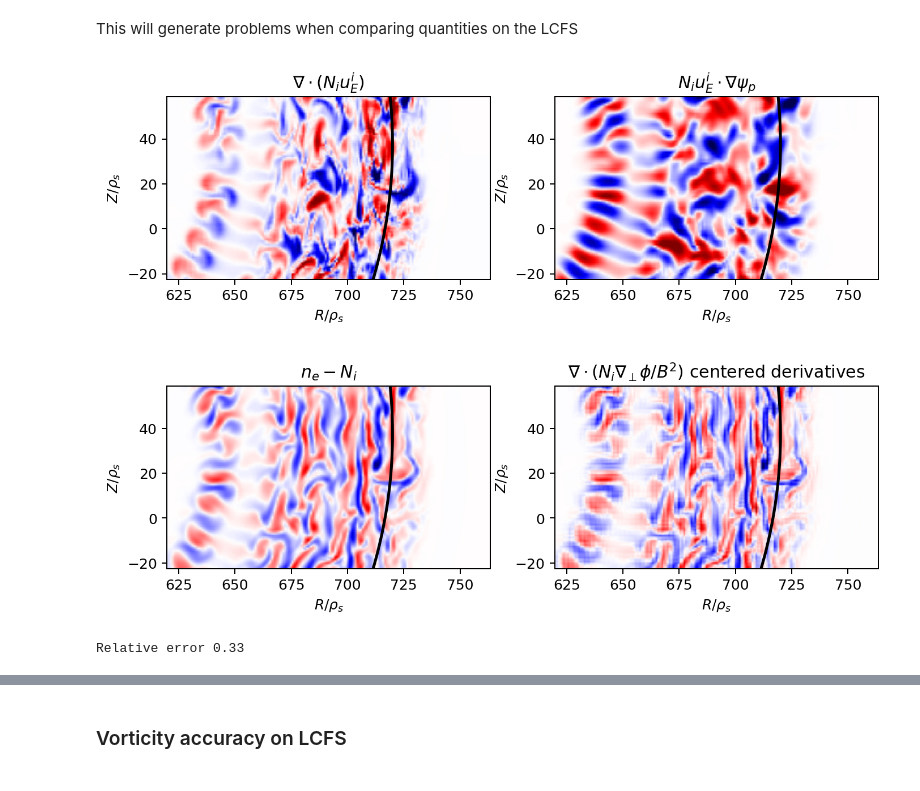
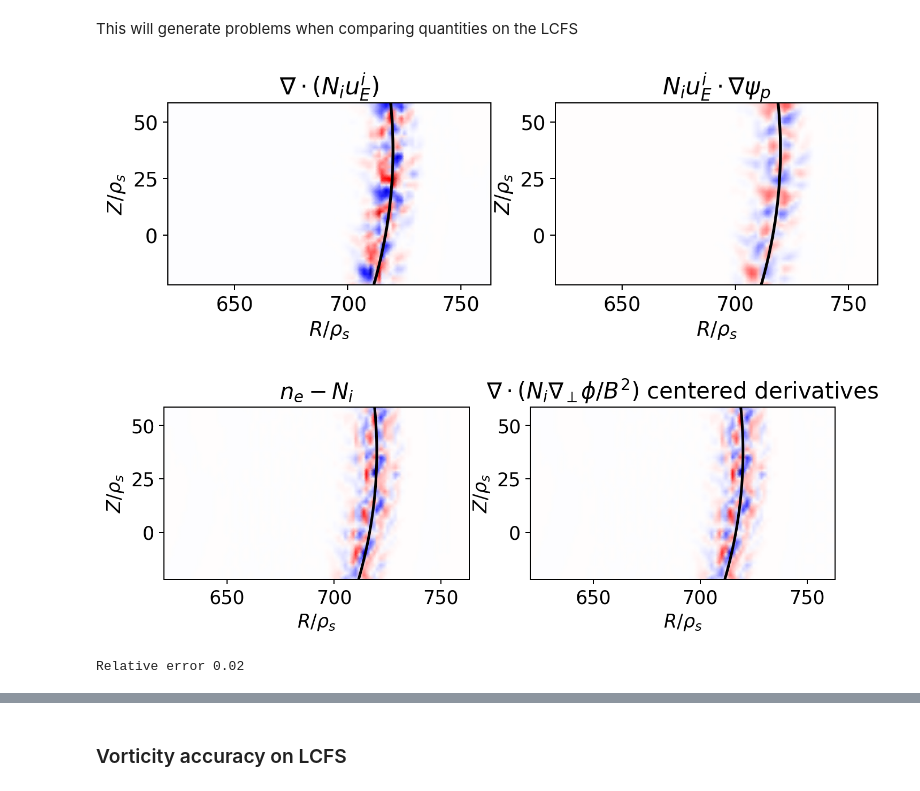
Before and after one commit to mwiesenberger/data-analysis-3d, a Jupyter notebook: Relative Conservation New.ipynb, the cells around one changed output, grey strips where cells are left out. Drawn from its saved outputs; the diff is of its cells as text; code cells hidden in the pictures.

```diff
--- a/Relative Conservation New.ipynb
+++ b/Relative Conservation New.ipynb
@@ -231,58 +250,55 @@ plt.show()
 # %% [markdown]
 This will generate problems when comparing quantities on the LCFS
 # %%
-da = Dataset( data.outfile(data.table()[3]),'r')
+da = Dataset( data.outfile(data.table()[0]),'r')
 fig,ax=plt.subplots(1,2,figsize=(3*3,3*3.7),dpi= 180, facecolor='w', edgecolor='k')
 
-last_idx = np.size( da["time"])-1
 # cmap=plt.get_cmap('twilight_shifted')
-pcm = ax[0].pcolormesh( da['x'][400:], da['y'][500:600],
-                    da['divniuE_tt_2d'][last_idx,500:600,400:],
+pcm = ax[0].pcolormesh( da['x'][200:], da['y'][250:300],
+                    da['divniE_tt_2d'][-1,250:300,200:],
                        vmin=-1,vmax=1,
                 shading='gouraud',
                 cmap="seismic",
               rasterized=True)
 ax[0].set_aspect('equal')
 ax[0].set_xlabel( r"$R/\rho_s$")
 ax[0].set_ylabel( r"$Z/\rho_s$")
 ax[0].set_title( r"$\nabla \cdot( N_i u_E^i)$")
-im = ax[0].contour( da['x'][400:], da['y'][500:600], da["Rho_p"][500:600,400:],
+im = ax[0].contour( da['x'][200:], da['y'][250:300], da["Rho_p"][250:300,200:],
                 levels=[1], linewidths=2,colors='k')
-pcm = ax[1].pcolormesh( da['x'][400:], da['y'][500:600],
-                    da['jsniE_tt_2d'][last_idx,500:600,400:],vmin=-5,vmax=5,
+pcm = ax[1].pcolormesh( da['x'][200:], da['y'][250:300],
+                    da['jsniE_tt_2d'][-1,250:300,200:],vmin=-5,vmax=5,
                 shading='gouraud',
                 cmap="seismic",
               rasterized=True)
 ax[1].set_aspect('equal')
 ax[1].set_xlabel( r"$R/\rho_s$")
 ax[1].set_ylabel( r"$Z/\rho_s$")
 ax[1].set_title( r"$N_i u_E^i\cdot \nabla\psi_p$")
-im = ax[1].contour( da['x'][400:], da['y'][500:600], da["Rho_p"][500:600,400:],
+im = ax[1].contour( da['x'][200:], da['y'][250:300], da["Rho_p"][250:300,200:],
                 levels=[1], linewidths=2,colors='k')
-plt.savefig( 'jsni_2d.png',bbox_inches='tight')
+# plt.savefig( 'jsni_2d.png',bbox_inches='tight')
 plt.show()
 # %% [output]
-[figure, old version]
+[figure, new version]
 # %%
-da = Dataset( data.outfile(data.table()[3]),'r')
+da = Dataset( data.outfile(data.table()[0]),'r')
 fig,ax=plt.subplots(1,2,figsize=(3*3,3*3.7),dpi= 180, facecolor='w', edgecolor='k')
-
-last_idx = np.size( da["time"])-1
 # cmap=plt.get_cmap('twilight_shifted')
-pcm = ax[0].pcolormesh( da['x'][400:], da['y'][500:600],
-                    da['electrons_2d'][last_idx,500:600,400:]-da['ions_2d'][last_idx,500:600,400:],
+pcm = ax[0].pcolormesh( da['x'][200:], da['y'][250:300],
+                    da['electrons_2d'][-1,250:300,200:]-da['ions_2d'][-1,250:300,200:],
                        vmin=-0.3,vmax=0.3,
                 shading='gouraud',
                 cmap="seismic",
               rasterized=True)
-im = ax[0].contour( da['x'][400:], da['y'][500:600], da["Rho_p"][500:600,400:],
+im = ax[0].contour( da['x'][200:], da['y'][250:300], da["Rho_p"][250:300,200:],
                 levels=[1], linewidths=2,colors='k')
 ax[0].set_aspect('equal')
 ax[0].set_xlabel( r"$R/\rho_s$")
 ax[0].set_ylabel( r"$Z/\rho_s$")
 ax[0].set_title(r"$n_e - N_i$")
-pcm = ax[1].pcolormesh( da['x'][400:], da['y'][500:600],
-                    da['v_Omega_E_gf_2d'][last_idx,500:600,400:],vmin=-0.3,vmax=0.3,
+pcm = ax[1].pcolormesh( da['x'][200:], da['y'][250:300],
+                    da['v_Omega_E_gf_2d'][-1,250:300,200:],vmin=-0.3,vmax=0.3,
                 shading='gouraud',
                 cmap="seismic",
               rasterized=True)
@@ -290,17 +306,17 @@ ax[1].set_aspect('equal')
 ax[1].set_xlabel( r"$R/\rho_s$")
 ax[1].set_ylabel( r"$Z/\rho_s$")
 ax[1].set_title(r"$\nabla\cdot ( N_i \nabla_\perp \phi/B^2)$ centered derivatives")
-im = ax[1].contour( da['x'][400:], da['y'][500:600], da["Rho_p"][500:600,400:],
+im = ax[1].contour( da['x'][200:], da['y'][250:300], da["Rho_p"][250:300,200:],
                 levels=[1], linewidths=2,colors='k')
-plt.savefig( 'centered-derivative-elliptic-2d.png',bbox_inches='tight')
+# plt.savefig( 'centered-derivative-elliptic-2d.png',bbox_inches='tight')
 plt.show()
 # %% [output]
-[figure, old version]
+[figure, new version]
 # %%
-rhs = da['electrons_2d'][last_idx,:,:]-da['ions_2d'][last_idx,:,:]
-error = (rhs -  da['v_Omega_E_gf_2d'][last_idx,:,:])
+rhs = da['electrons_2d'][-1,:,:]-da['ions_2d'][-1,:,:]
+error = (rhs -  da['v_Omega_E_gf_2d'][-1,:,:])
 norm_error = np.sqrt(np.sum( error*da['vol2d']*error))
 norm_b = np.sqrt(np.sum( rhs*da['vol2d']*rhs))
 print(f"Relative error {norm_error/norm_b:0.2f}")
 # %% [output]
-Relative error 0.33
+Relative error 0.02
```
Also changed, not shown: parts of 49 cells of this notebook, 1 other file.
